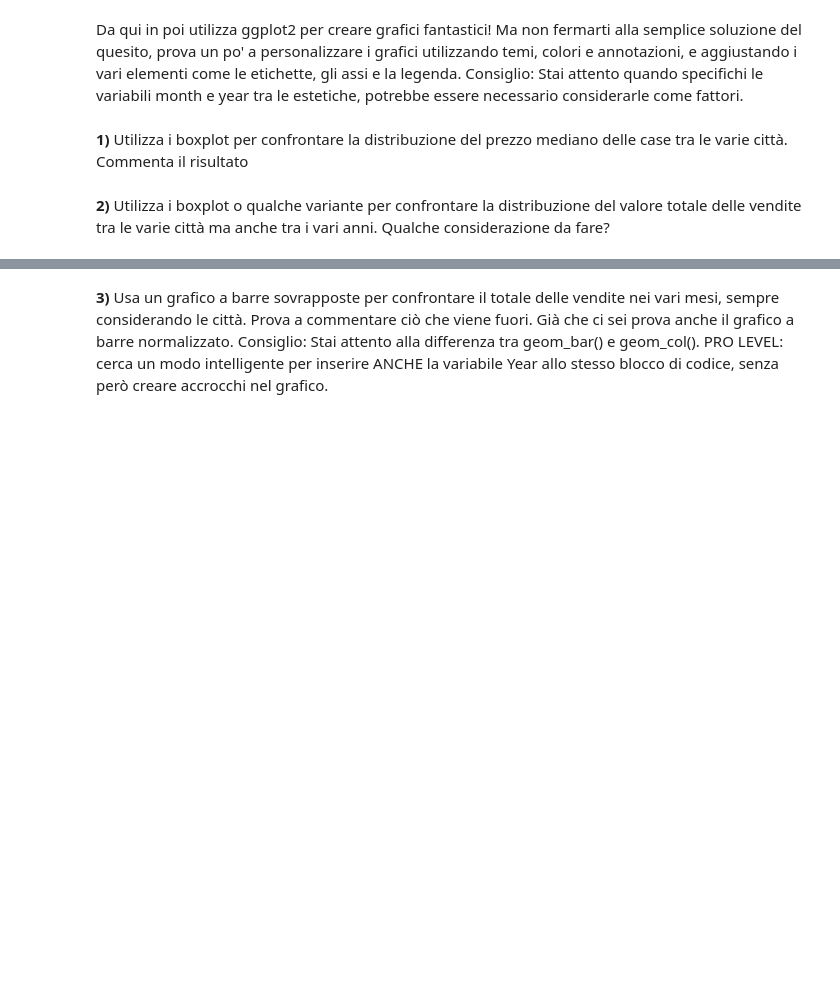
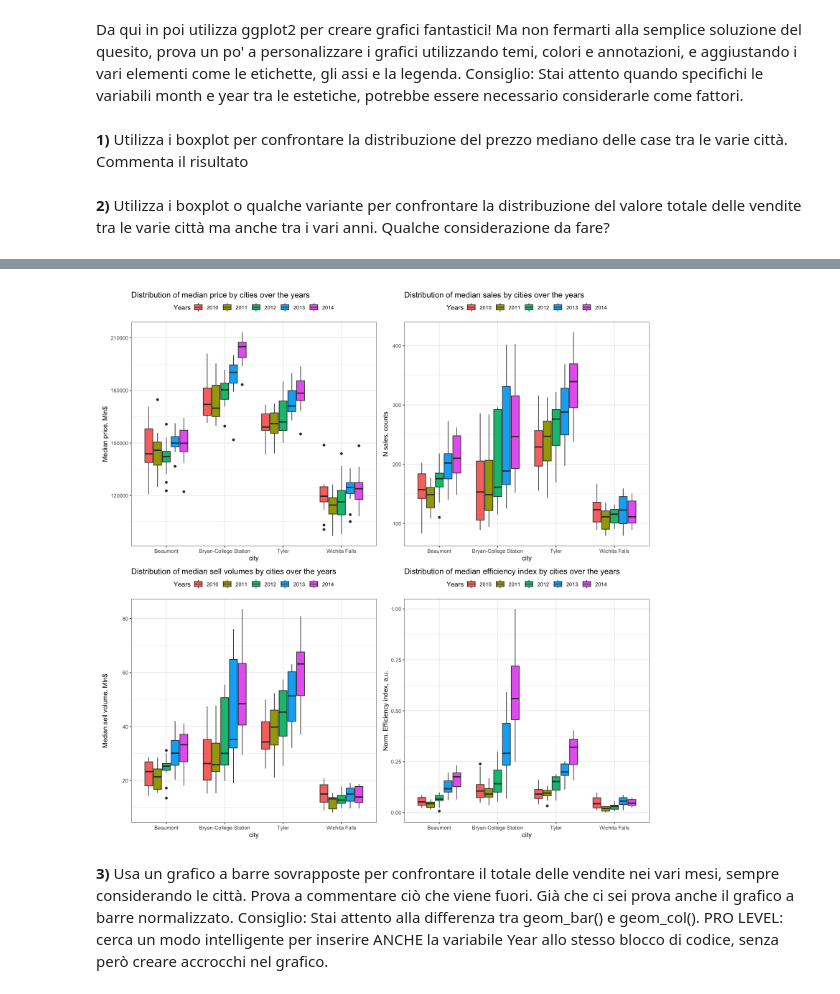
Before and after one commit to MarcoVando/statistica-descrittiva-per-datascience, a Jupyter notebook: progetto finale/prj_final.ipynb, the cells around one changed output, grey strips where cells are left out. Drawn from its saved outputs; the diff is of its cells as text; code cells hidden in the pictures; blank space fills up the shorter version.

```diff
--- a/progetto finale/prj_final.ipynb
+++ b/progetto finale/prj_final.ipynb
@@ -561,2 +622,55 @@ Consiglio: Stai attento quando specifichi le variabili month e year tra le estet
+# %%
+options(repr.plot.width = 13, repr.plot.height = 13)
+
+library(ggplot2)
+library(patchwork)
+
+p1 <- ggplot(group.stats) +
+      theme_bw() +
+      geom_boxplot(aes(x=city, y = median.price, fill = as.factor(year))) +
+      labs(title = "Distribution of median price by cities over the years",
+            x = "city", y="Median price, Mln$",
+            fill = "Years") +
+      theme(legend.position = "top",
+            legend.justification = "center",
+            legend.box = "horizontal",
+            legend.margin = margin(b = 5),)
+
+p2 <- ggplot(group.stats) +
+      theme_bw() +
+      geom_boxplot(aes(x=city, y = median.sales, fill= as.factor(year))) +
+      labs(title = "Distribution of median sales by cities over the years",
+      x = "city", y="N sales, counts",
+            fill = "Years") +
+      theme(legend.position = "top",
+            legend.justification = "center",
+            legend.box = "horizontal",
+            legend.margin = margin(b = 5),)
+p3 <- ggplot(group.stats) +
+      theme_bw() +
+      geom_boxplot(aes(x=city, y = median.vol, fill= as.factor(year))) +
+      labs(title = "Distribution of median sell volumes by cities over the years",
+       x = "city", y="Median sell volume, Mln$",
+            fill = "Years") +
+      theme(legend.position = "top",
+            legend.justification = "center",
+            legend.box = "horizontal",
+            legend.margin = margin(b = 5),)
+
+p4 <- ggplot(group.stats) +
+      theme_bw() +
+      geom_boxplot(aes(x=city, y = median.effidx, fill= as.factor(year))) +
+      labs(title = "Distribution of median efficiency index by cities over the years",
+      x = "city", y="Norm. Efficiency index, a.u.",
+            fill = "Years") +
+      theme(legend.position = "top",
+            legend.justification = "center",
+            legend.box = "horizontal",
+            legend.margin = margin(b = 5),)
+
+
+p1 + p2 + p3 + p4 + plot_layout(nrow = 2, ncol = 2,)
+# %% [output]
+[figure, added]
 # %% [markdown]
 **3)** Usa un grafico a barre sovrapposte per confrontare il totale delle vendite nei vari mesi, sempre considerando le città. Prova a commentare ciò che viene fuori. Già che ci sei prova anche il grafico a barre normalizzato. Consiglio: Stai attento alla differenza tra geom_bar() e geom_col(). PRO LEVEL: cerca un modo intelligente per inserire ANCHE la variabile Year allo stesso blocco di codice, senza però creare accrocchi nel grafico.
```
Also changed, not shown: parts of 3 cells of this notebook.
